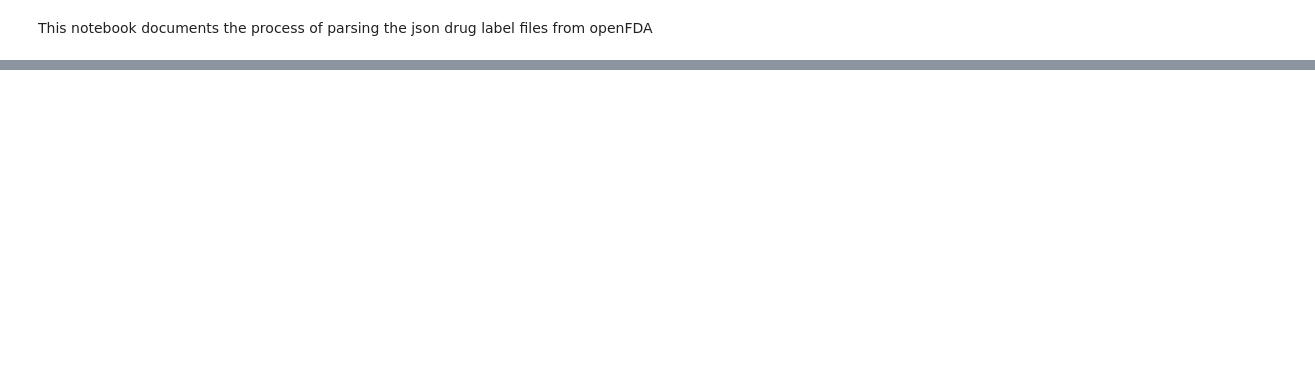
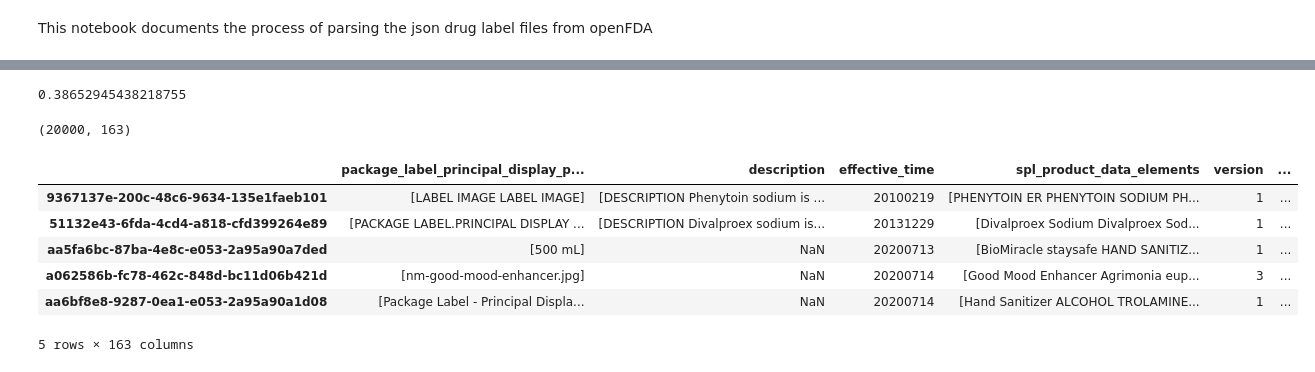
Before and after one commit to ngiangre/openFDA_drug_label_parsing, a Jupyter notebook: ntbks/python/Parsing.ipynb, the cells around one changed output, grey strips where cells are left out. Drawn from its saved outputs; the diff is of its cells as text; code cells hidden in the pictures; blank space fills up the shorter version.

```diff
--- a/ntbks/python/Parsing.ipynb
+++ b/ntbks/python/Parsing.ipynb
@@ -69,0 +107,16 @@ results.index = results['set_id'].values
+# %%
+pd.concat(dfs).dropna().shape[0]/pd.concat(dfs).shape[0]
+# %% [output]
+0.38652945438218755
+# %%
+print(results.shape)
+results.head()
+# %% [output]
+(20000, 163)
+|  | package_label_principal_display_p... | description | effective_time | spl_product_data_elements | version | ... |
+| 9367137e-200c-48c6-9634-135e1faeb101 | [LABEL IMAGE LABEL IMAGE] | [DESCRIPTION Phenytoin sodium is ... | 20100219 | [PHENYTOIN ER PHENYTOIN SODIUM PH... | 1 | ... |
+| 51132e43-6fda-4cd4-a818-cfd399264e89 | [PACKAGE LABEL.PRINCIPAL DISPLAY ... | [DESCRIPTION Divalproex sodium is... | 20131229 | [Divalproex Sodium Divalproex Sod... | 1 | ... |
+| aa5fa6bc-87ba-4e8c-e053-2a95a90a7ded | [500 mL] | NaN | 20200713 | [BioMiracle staysafe HAND SANITIZ... | 1 | ... |
+| a062586b-fc78-462c-848d-bc11d06b421d | [nm-good-mood-enhancer.jpg] | NaN | 20200714 | [Good Mood Enhancer Agrimonia eup... | 3 | ... |
+| aa6bf8e8-9287-0ea1-e053-2a95a90a1d08 | [Package Label - Principal Displa... | NaN | 20200714 | [Hand Sanitizer ALCOHOL TROLAMINE... | 1 | ... |
+5 rows × 163 columns
```
Also changed, not shown: parts of 8 cells of this notebook, 9 other files.
